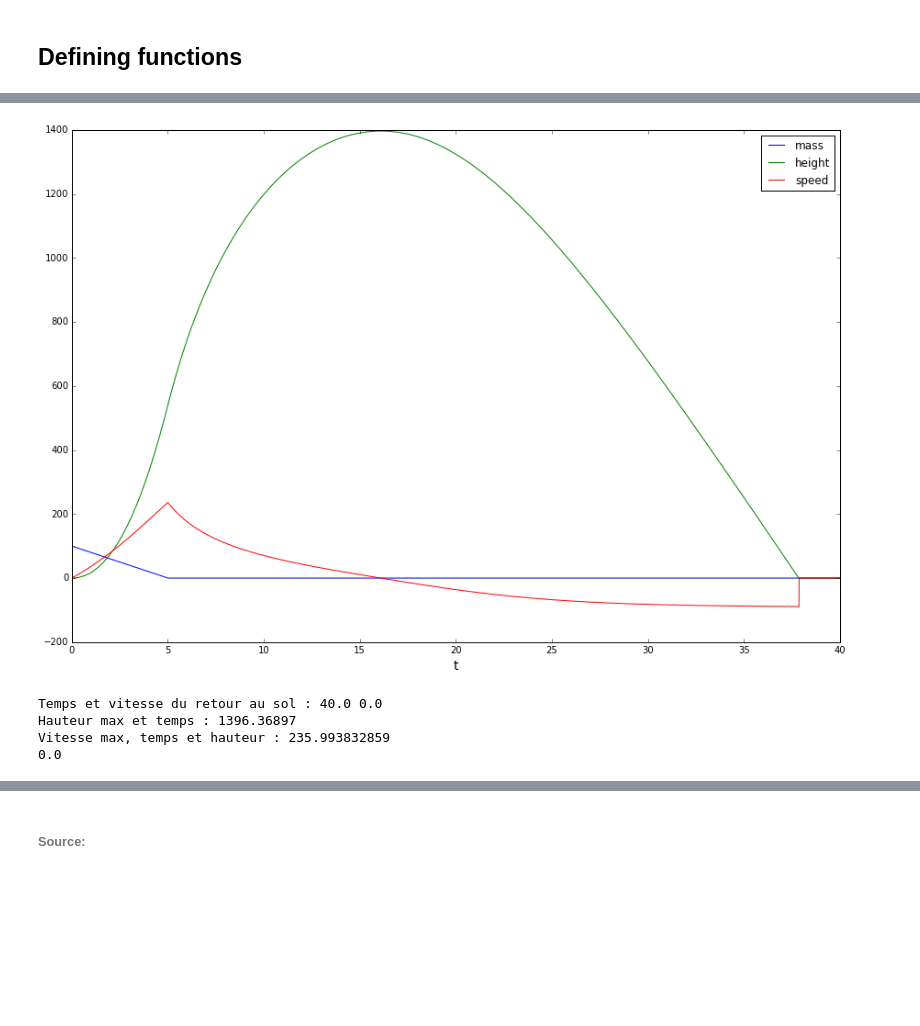
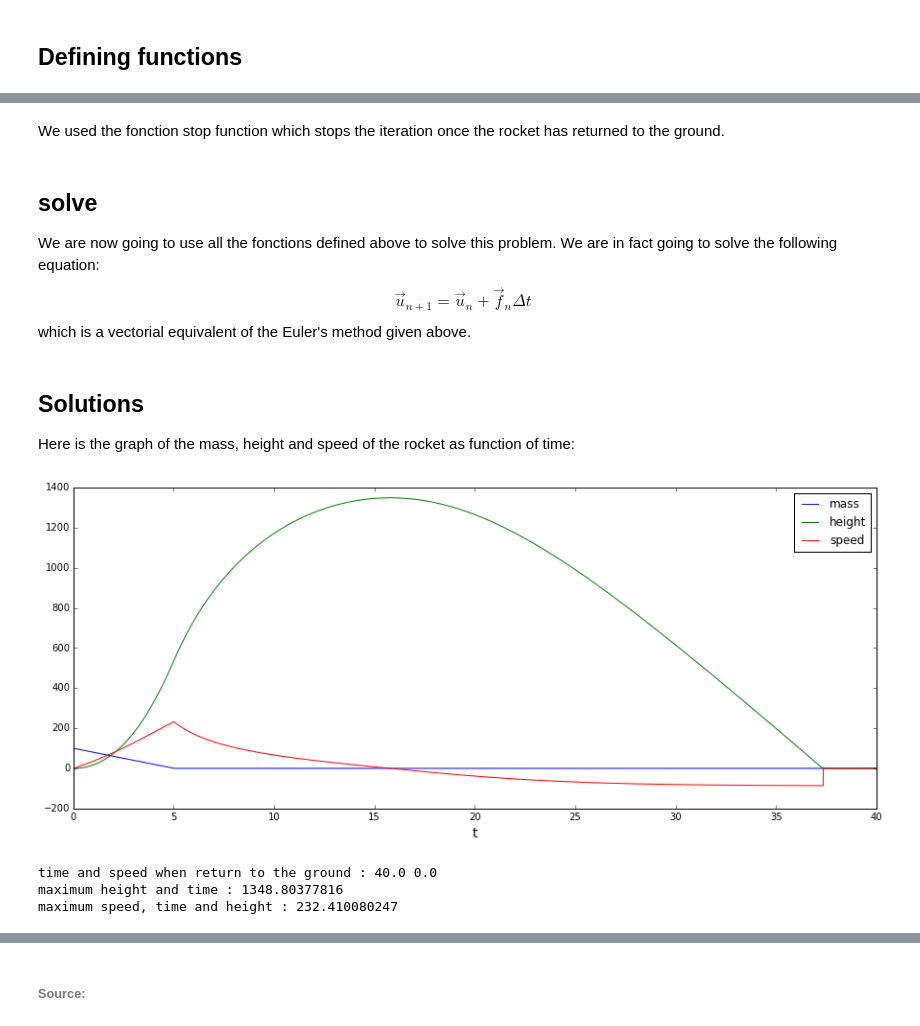
Before and after one commit to irenous/numerical-mooc, a Jupyter notebook: working/rocket/Rocket.ipynb, the cells around one changed output, grey strips where cells are left out. Drawn from its saved outputs; the diff is of its cells as text; code cells hidden in the pictures; blank space fills up the shorter version.

```diff
--- a/working/rocket/Rocket.ipynb
+++ b/working/rocket/Rocket.ipynb
@@ -92 +95,3 @@ u[0, 0] = 100.
+# %% [markdown]
+We used the fonction stop function which stops the iteration once the rocket has returned to the ground.
 # %%
@@ -95,24 +100,28 @@ def stop(t, u, step):
+# %% [markdown]
+## solve
+We are now going to use all the fonctions defined above to solve this problem. We are in fact going to solve the following equation:$$\begin{equation}\ \vec{u}_{n+1}=\vec{u}_{n}+ \vec{f}_{n}\Delta t \ \end{equation}$$ which is a vectorial equivalent of the Euler's method given above.
 # %%
 solve(t, u, f, stop, 0.01)
+# %% [markdown]
+## Solutions
+Here is the graph of the mass, height and speed of the rocket as function of time:
 # %%
-plt.figure(figsize=(15,10))
+plt.figure(figsize=(15,6))
 plt.plot(t, u[0,:])
 plt.plot(t, u[1,:])
 plt.plot(t, u[2,:])
 plt.xlabel('t', fontsize=14) #x label
 plt.legend(['mass','height','speed'])
 plt.show()
 # %% [output]
-[figure, old version]
+[figure, new version]
 # %%
-    print("Temps et vitesse du retour au sol :", t[-1], u[2,-1])
-    print("Hauteur max et temps :"\
+print("time and speed when return to the ground :", t[-1], u[2,-1])
+print("maximum height and time :"\
           , max(u[1,:])) #, t[h.index(max(h))])
-    print("Vitesse max, temps et hauteur :"\
+print("maximum speed, time and height :"\
           , max(u[2,:])) #, t[v.index(max(v))], h[v.index(max(v))])
-    print(u[0,3950])
 # %% [output]
-Temps et vitesse du retour au sol : 40.0 0.0
-Hauteur max et temps : 1396.36897
-Vitesse max, temps et hauteur : 235.993832859
-0.0
+time and speed when return to the ground : 40.0 0.0
+maximum height and time : 1348.80377816
+maximum speed, time and height : 232.410080247
```
Also changed, not shown: parts of 11 cells of this notebook.
